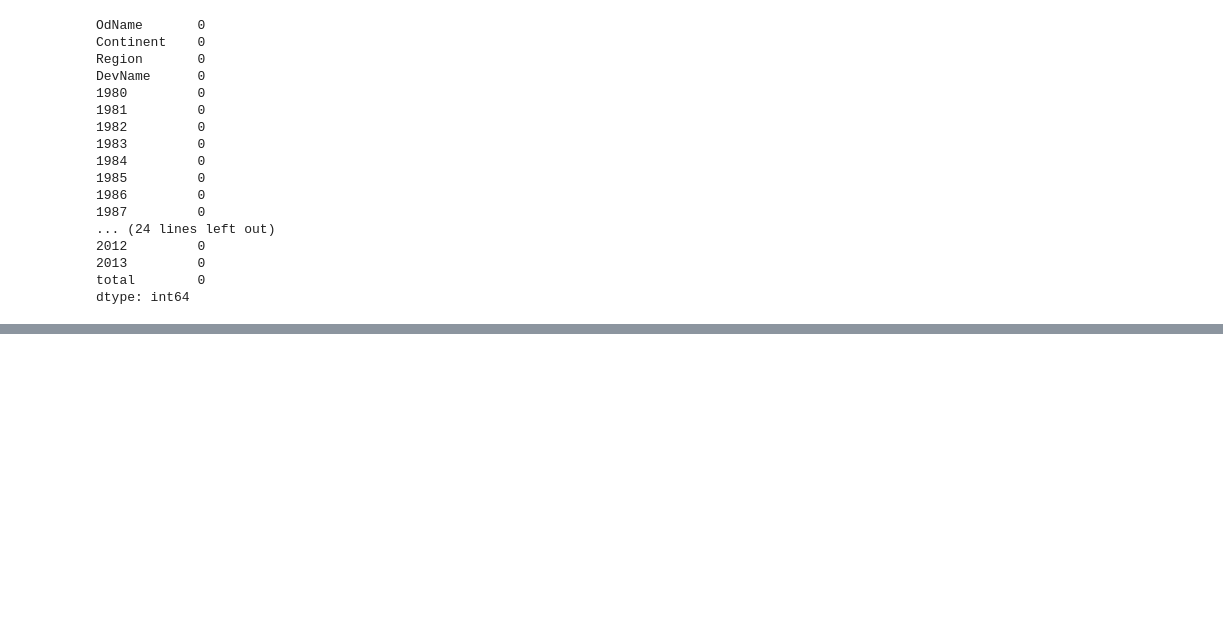
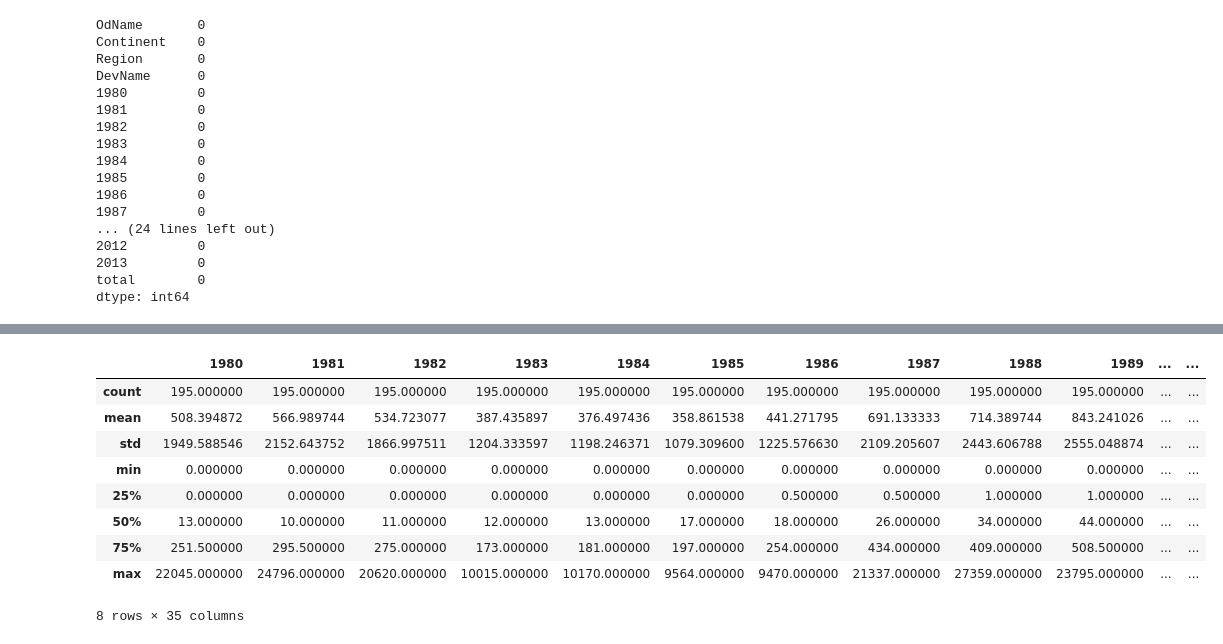
Before and after one commit to sivm205/Canada-Immigrants, a Jupyter notebook: visual_tut.ipynb, the cells around one changed output, grey strips where cells are left out. Saved outputs shown, nothing was run; the diff lists cells and outputs as text; code cells hidden in the pictures; blank space fills up the shorter version.

```diff
--- a/visual_tut.ipynb
+++ b/visual_tut.ipynb
@@ -227,0 +278,13 @@ df_can[
+# %%
+df_can.describe()
+# %% [output]
+|  | 1980 | 1981 | 1982 | 1983 | 1984 | 1985 | 1986 | 1987 | 1988 | 1989 | ... | ... |
+| count | 195.000000 | 195.000000 | 195.000000 | 195.000000 | 195.000000 | 195.000000 | 195.000000 | 195.000000 | 195.000000 | 195.000000 | ... | ... |
+| mean | 508.394872 | 566.989744 | 534.723077 | 387.435897 | 376.497436 | 358.861538 | 441.271795 | 691.133333 | 714.389744 | 843.241026 | ... | ... |
+| std | 1949.588546 | 2152.643752 | 1866.997511 | 1204.333597 | 1198.246371 | 1079.309600 | 1225.576630 | 2109.205607 | 2443.606788 | 2555.048874 | ... | ... |
+| min | 0.000000 | 0.000000 | 0.000000 | 0.000000 | 0.000000 | 0.000000 | 0.000000 | 0.000000 | 0.000000 | 0.000000 | ... | ... |
+| 25% | 0.000000 | 0.000000 | 0.000000 | 0.000000 | 0.000000 | 0.000000 | 0.500000 | 0.500000 | 1.000000 | 1.000000 | ... | ... |
+| 50% | 13.000000 | 10.000000 | 11.000000 | 12.000000 | 13.000000 | 17.000000 | 18.000000 | 26.000000 | 34.000000 | 44.000000 | ... | ... |
+| 75% | 251.500000 | 295.500000 | 275.000000 | 173.000000 | 181.000000 | 197.000000 | 254.000000 | 434.000000 | 409.000000 | 508.500000 | ... | ... |
+| max | 22045.000000 | 24796.000000 | 20620.000000 | 10015.000000 | 10170.000000 | 9564.000000 | 9470.000000 | 21337.000000 | 27359.000000 | 23795.000000 | ... | ... |
+8 rows × 35 columns
```
Also changed, not shown: parts of 22 cells of this notebook.
